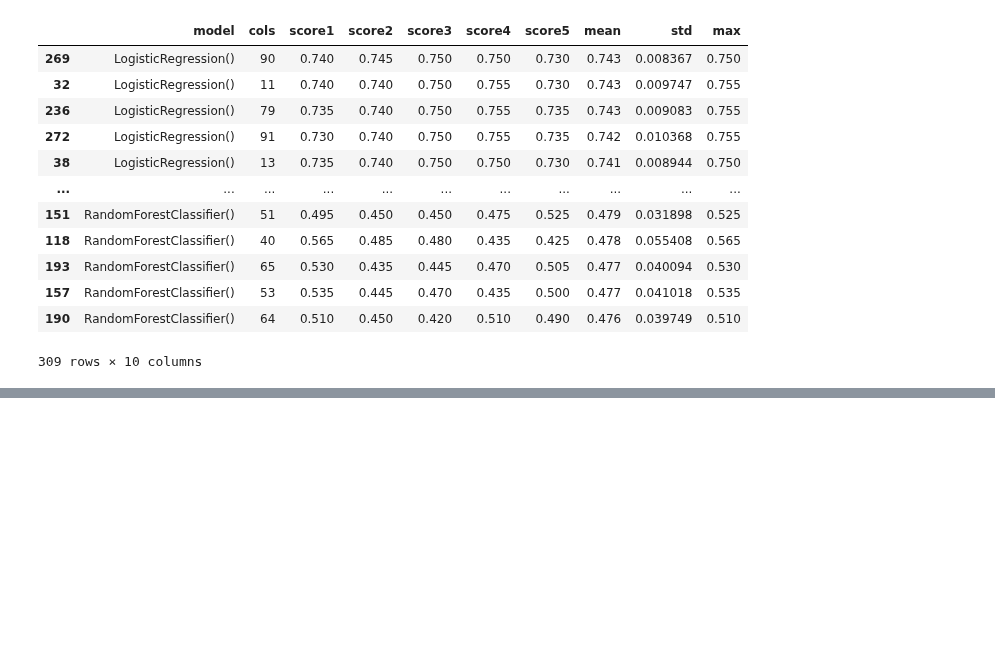
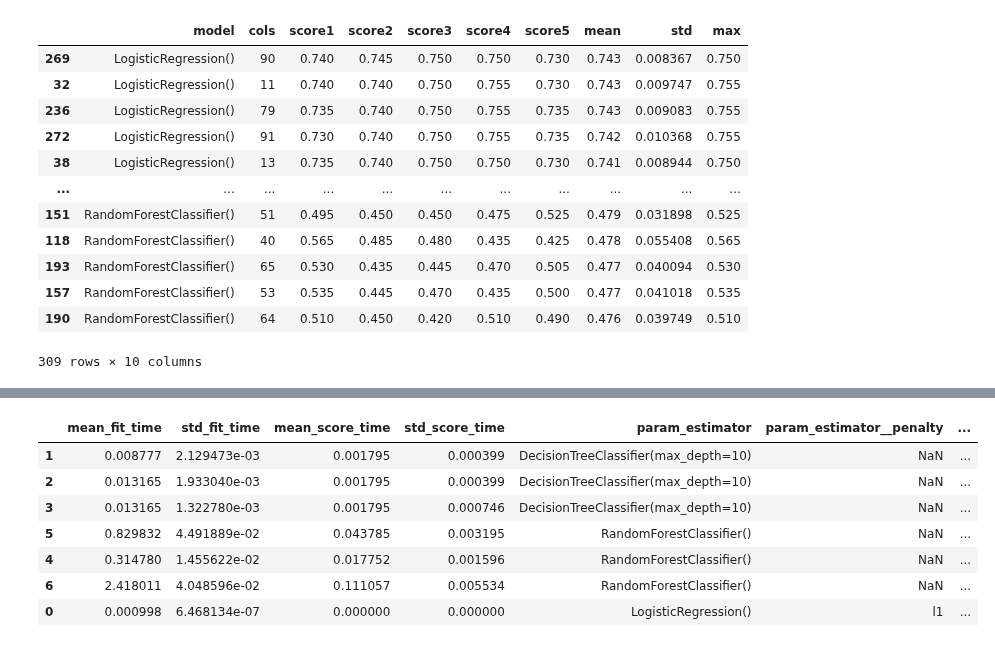
Before and after one commit to usr-bin32/data-mining-assignments, a Jupyter notebook: p6/notebook.ipynb, the cells around one changed output, grey strips where cells are left out. Cells and saved outputs as stored; diff of their text form; code cells hidden in the pictures; blank space fills up the shorter version.

```diff
--- a/p6/notebook.ipynb
+++ b/p6/notebook.ipynb
@@ -702,0 +978,11 @@ Please also refer to the documentation for alternative solver options:
+# %%
+search(X, y)
+# %% [output]
+|  | mean_fit_time | std_fit_time | mean_score_time | std_score_time | param_estimator | param_estimator__penalty | ... |
+| 1 | 0.008777 | 2.129473e-03 | 0.001795 | 0.000399 | DecisionTreeClassifier(max_depth=10) | NaN | ... |
+| 2 | 0.013165 | 1.933040e-03 | 0.001795 | 0.000399 | DecisionTreeClassifier(max_depth=10) | NaN | ... |
+| 3 | 0.013165 | 1.322780e-03 | 0.001795 | 0.000746 | DecisionTreeClassifier(max_depth=10) | NaN | ... |
+| 5 | 0.829832 | 4.491889e-02 | 0.043785 | 0.003195 | RandomForestClassifier() | NaN | ... |
+| 4 | 0.314780 | 1.455622e-02 | 0.017752 | 0.001596 | RandomForestClassifier() | NaN | ... |
+| 6 | 2.418011 | 4.048596e-02 | 0.111057 | 0.005534 | RandomForestClassifier() | NaN | ... |
+| 0 | 0.000998 | 6.468134e-07 | 0.000000 | 0.000000 | LogisticRegression() | l1 | ... |
```
Also changed, not shown: parts of 37 cells of this notebook, 1 other file.
